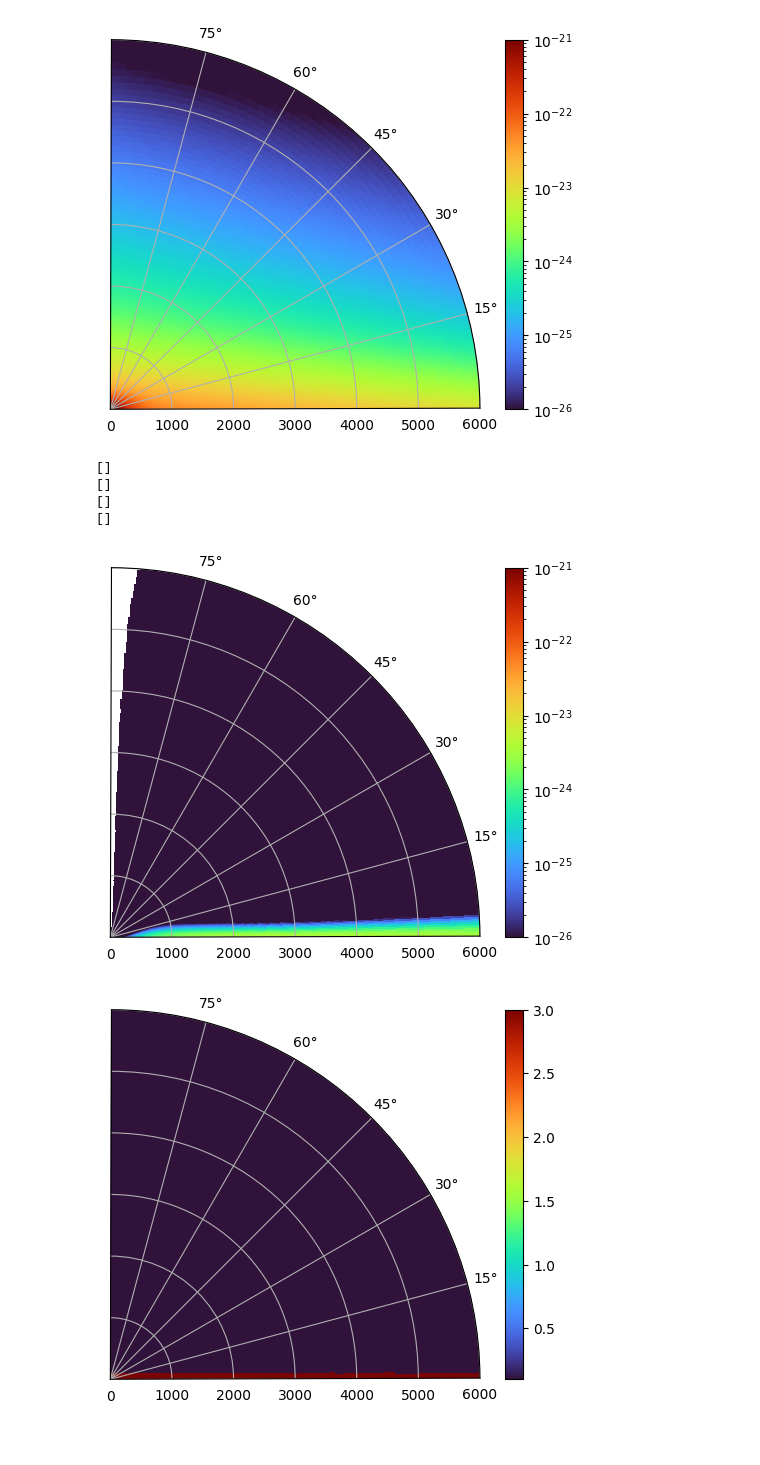
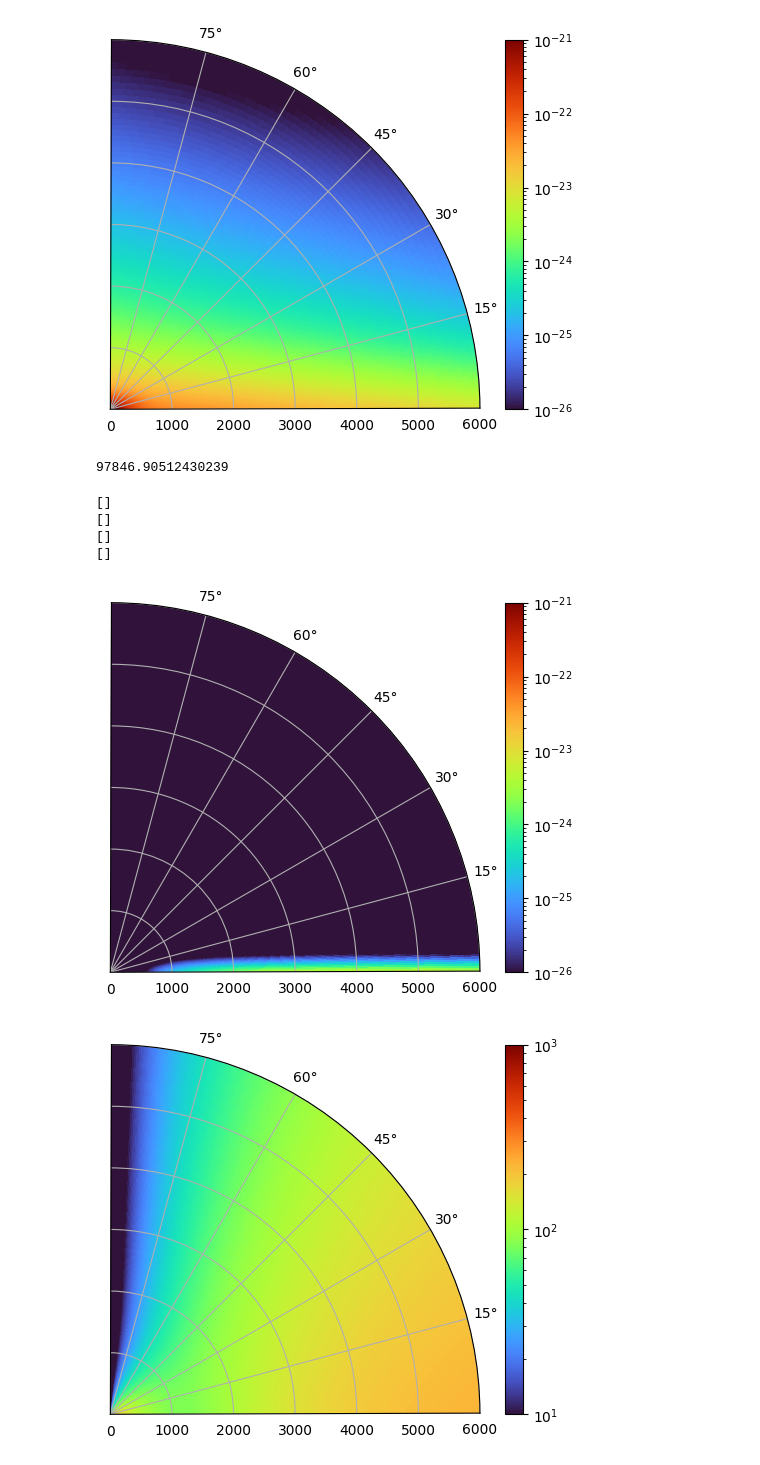
Before and after one commit to ahy97/kratos_galaxy, a Jupyter notebook: init/setup_test.ipynb, the cells around one changed output. Drawn from its saved outputs; the diff is of its cells as text; code cells hidden in the pictures.

```diff
--- a/init/setup_test.ipynb
+++ b/init/setup_test.ipynb
@@ -299,6 +308,11 @@ tst.close(  );
 [figure]
 [figure]
 [figure]
+# %%
+aa = tst.as_array( 'hydro_vel' );
+units.v0
+# %% [output]
+97846.90512430239
 # %%
 ############################################################
 # Check the data generating results
@@ -341,7 +355,7 @@ fig = figure( nfig )
 nfig += 1
 ax  = fig.add_subplot( 111, projection = 'polar' );
 
-aa = tst.as_array( 'hydro_met' );
+aa = tst.as_array( 'hydro_vel' );
 rr = tst.as_array( 'hydro_x_0'  );
 tt = pi / 2 - tst.as_array( 'hydro_x_1'  );
 # pi / 2 - theta for plots only! In Python's polar grid
@@ -349,7 +363,8 @@ tt = pi / 2 - tst.as_array( 'hydro_x_1'  );
 
 dd = aa.reshape( len( rr ), len( tt ) );
 ax.set_xlim( tt.min(  ), tt.max(  ) )
-pcm = ax.pcolormesh( tt, rr / pc, dd )
+pcm = ax.pcolormesh( tt, rr / pc, dd/1e5 ,  norm = LogNorm
+                     ( vmin = 10, vmax=1000 ))
 cbar = fig.colorbar( pcm )
 ax.set_ylim( 0, 6000 )
 print(dd[np.isnan(dd)])
@@ -393,38 +408,38 @@ pcm = ax.pcolormesh( pp, rr / pc, dd[ :, -1, : ],
                      ( vmin = 1e-26, vmax= 1e-21 ) )
 ax.set_ylim( 0, 6000 )
 cbar = fig.colorbar( pcm )
 
 print(dd[np.isnan(dd)])
 ########################################
 # BG DM field
 
-aa = tst.as_array( 'bg_data' );
-rr = tst.as_array( 'bg_x_0'  );
-tt = pi / 2 - tst.as_array( 'bg_x_1'  );
+aa = tst.as_array( 'disc_data' );
+rr = tst.as_array( 'disc_x_0'  );
+tt = pi / 2 - tst.as_array( 'disc_x_1'  );
 dd = aa.reshape( len( rr ), len( tt ) );
 
 fig = figure( nfig )
 nfig += 1
 ax  = fig.add_subplot( 111, projection = 'polar' );
 ax.set_xlim( tt.min(  ), tt.max(  ) )
 pcm = ax.pcolormesh( tt, rr / pc, dd, norm = LogNorm
                      ( vmin = 1e-26, vmax= 1e-21 ) )
 ax.set_ylim( 0, 6000 )
 
 cbar = fig.colorbar( pcm )
 ##############################
 # Close the binary_io object
 print(dd[np.isnan(dd)])
 tst.close(  );
 #plt.savefig("test.png",dpi=300)
 ############################################################
 # %% [output]
 []
 []
 []
 []
-[figure, old version]
+[figure, new version]
-[figure, old version]
+[figure, new version]
 [figure]
 [figure]
 [figure]
```
Also changed, not shown: parts of 4 cells of this notebook, 4 other files.
